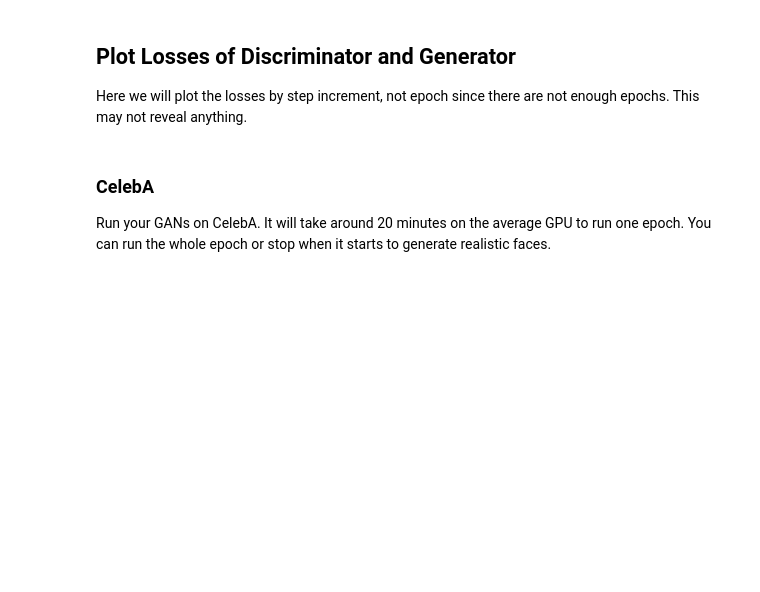
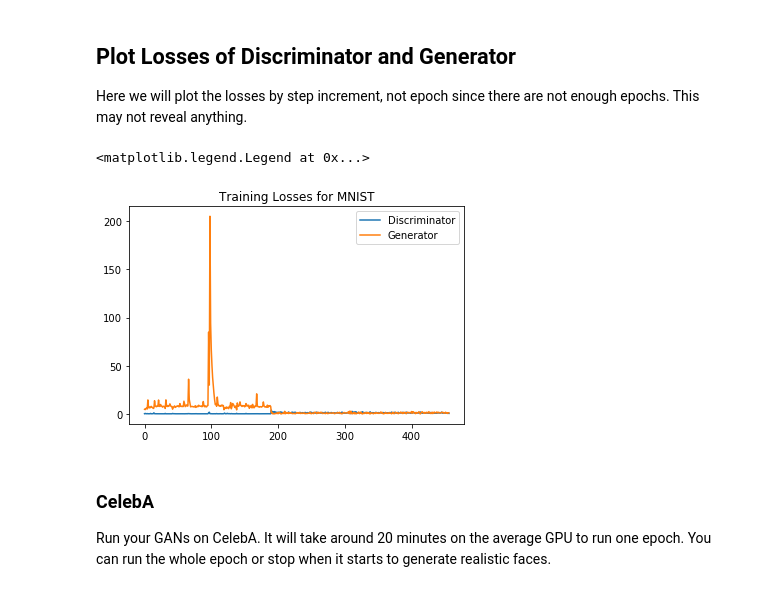
Before and after one commit to Artabartzes/deep-learning, a Jupyter notebook: face_generation/dlnd_face_generation.ipynb, the cells around one changed output. Cells and saved outputs as stored; diff of their text form; code cells hidden in the pictures; blank space fills up the shorter version.

```diff
--- a/face_generation/dlnd_face_generation.ipynb
+++ b/face_generation/dlnd_face_generation.ipynb
@@ -475,13 +483,16 @@ Here we will plot the losses by step increment, not epoch since there are not en
 # %%
 import matplotlib.pyplot as plt
 %matplotlib inline
 
 fig, ax = plt.subplots()
 nplosses = np.array(losses)
 plt.plot(nplosses.T[0], label='Discriminator')
 plt.plot(nplosses.T[1], label='Generator')
-plt.title("Training Losses")
+plt.title("Training Losses for MNIST")
 plt.legend()
+# %% [output]
+<matplotlib.legend.Legend at 0x...>
+[figure, added]
 # %% [markdown]
 ### CelebA
 Run your GANs on CelebA.  It will take around 20 minutes on the average GPU to run one epoch.  You can run the whole epoch or stop when it starts to generate realistic faces.
```
Also changed, not shown: parts of 9 cells of this notebook.
